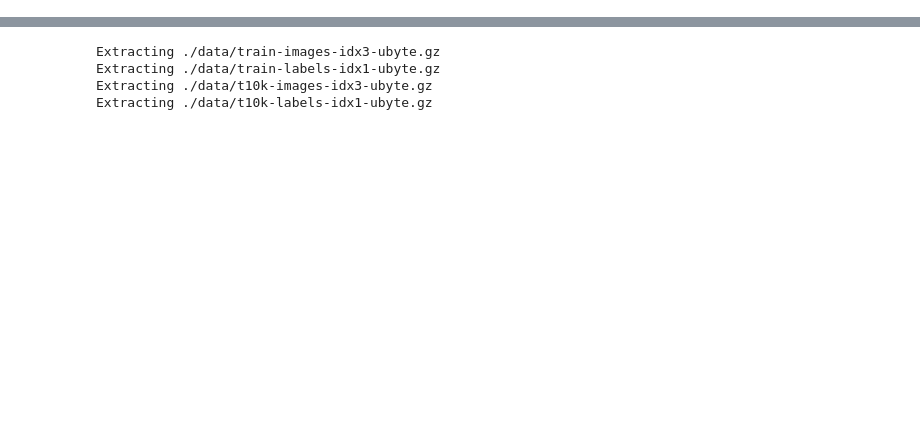
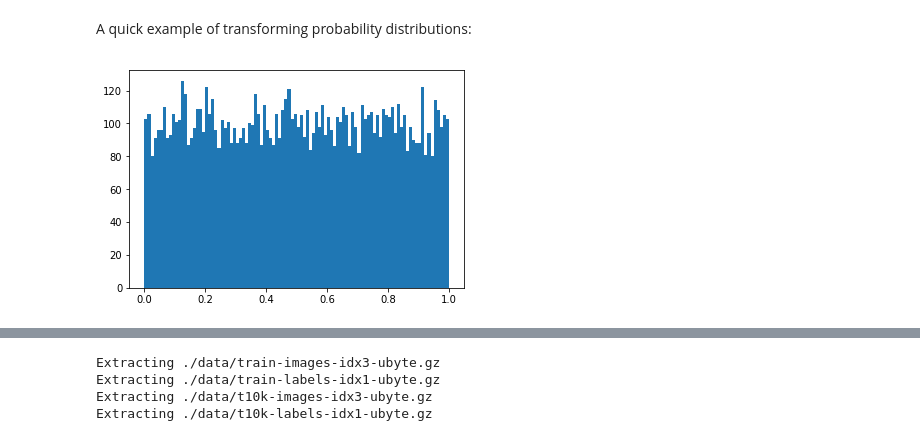
Before and after one commit to sachinruk/deepschool.io, a Jupyter notebook: Lesson 21 - Generative Adversarial Networks.ipynb, the cells around one changed output, grey strips where cells are left out. Cells and saved outputs as stored; diff of their text form; code cells hidden in the pictures; blank space fills up the shorter version.

```diff
--- a/Lesson 21 - Generative Adversarial Networks.ipynb
+++ b/Lesson 21 - Generative Adversarial Networks.ipynb
@@ -39,0 +46,9 @@ Using TensorFlow backend.
+# %% [markdown]
+A quick example of transforming probability distributions:
+# %%
+N = 10000
+u = np.random.rand(N)
+plt.hist(u,100)
+plt.show()
+# %% [output]
+[figure, added]
```
Also changed, not shown: parts of 11 cells of this notebook.
